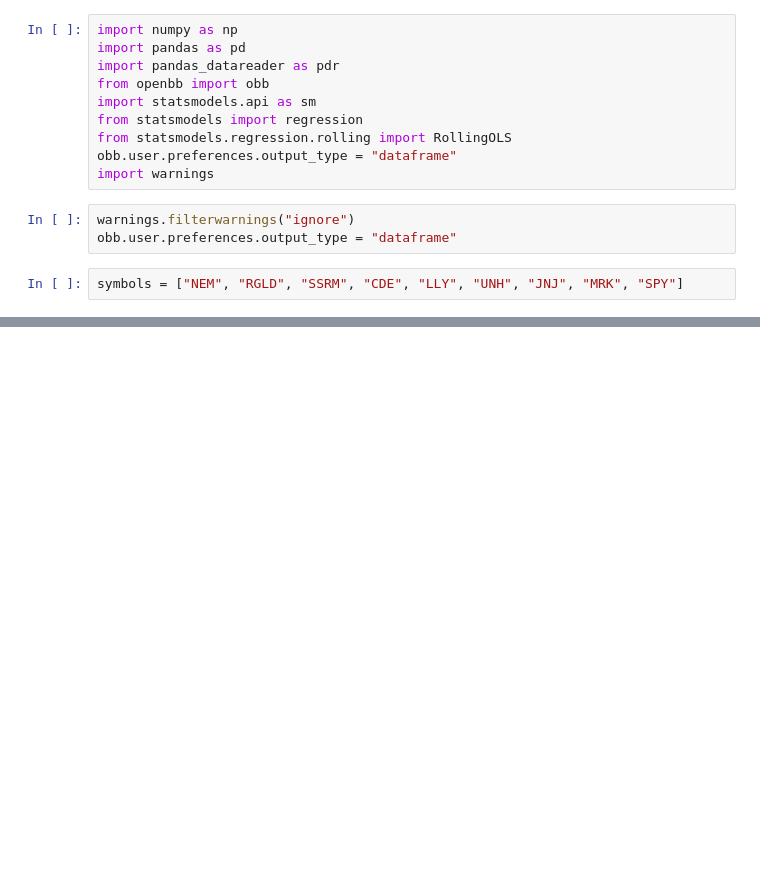
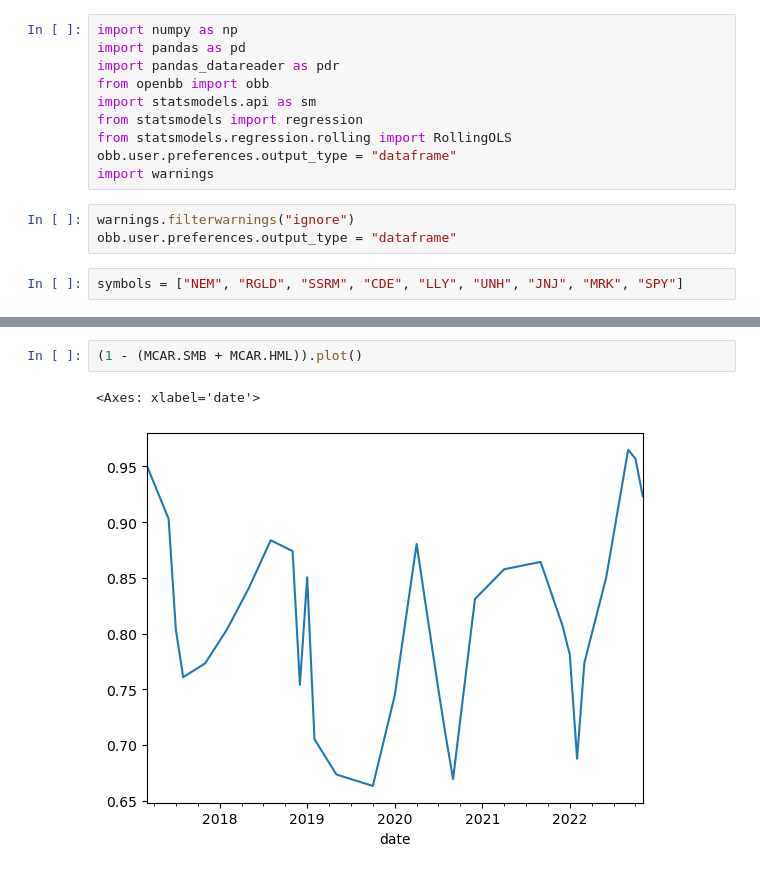
Before and after one commit to Emindu/algo-trading-learning, a Jupyter notebook: 5.alpha-factors/3.sensitivity-portfolio.ipynb, the cells around one changed output, grey strips where cells are left out. Cells and saved outputs as stored; diff of their text form; blank space fills up the shorter version.

```diff
--- a/5.alpha-factors/3.sensitivity-portfolio.ipynb
+++ b/5.alpha-factors/3.sensitivity-portfolio.ipynb
@@ -25,0 +196,5 @@ OpenBBError:
+# %%
+(1 - (MCAR.SMB + MCAR.HML)).plot()
+# %% [output]
+<Axes: xlabel='date'>
+[figure, added]
```
Also changed, not shown: parts of 23 cells of this notebook, 2 other files.
